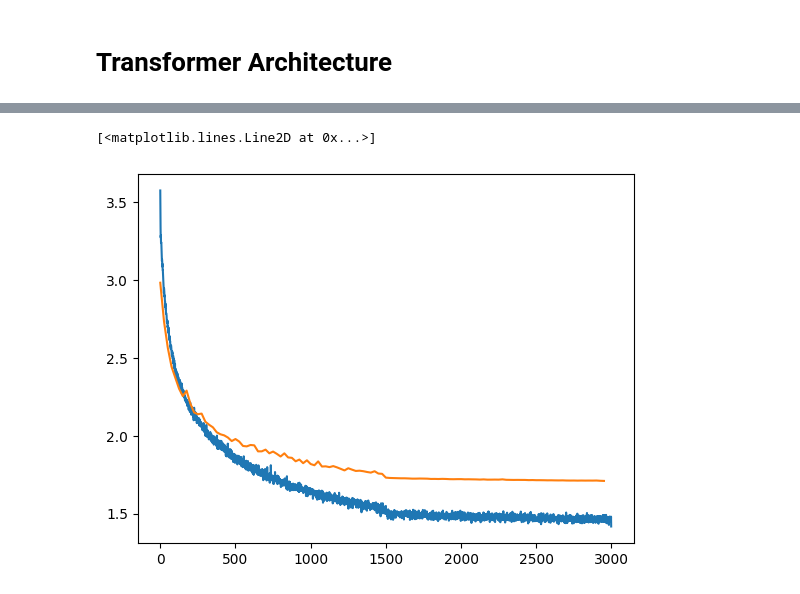
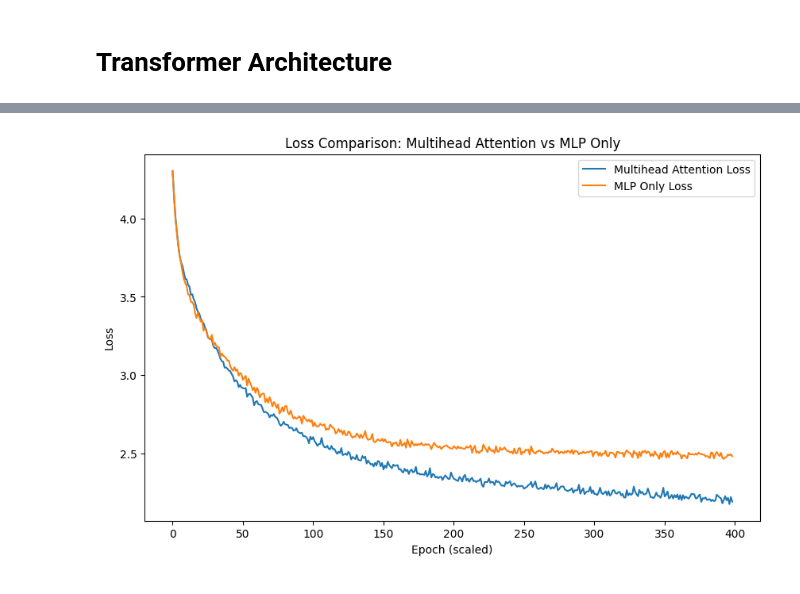
Before and after one commit to SolbiatiAlessandro/machine-learning, a Jupyter notebook: mingpt/mingpt-transfomer-karpathy.ipynb, the cells around one changed output, grey strips where cells are left out. Saved outputs shown, nothing was run; the diff lists cells and outputs as text; code cells hidden in the pictures.

```diff
--- a/mingpt/mingpt-transfomer-karpathy.ipynb
+++ b/mingpt/mingpt-transfomer-karpathy.ipynb
@@ -157,2 +164,0 @@ xb, yb
-# %%
-xval, yval = get_batch('val', batch_size=len(val_data))
@@ -159,2 +169,5 @@ xval, yval = get_batch('val', batch_size=len(val_data))
 # %% [markdown]
 # Transformer Architecture
+# %%
+block_size = hyperparams['block_size']
+dmodel = hyperparams['dmodel']
@@ -268,7 +466,19 @@ for i in range(30000):
-# %%
-from matplotlib import pyplot as plt
-plt.plot(torch.tensor(lossi).view(-1, 10).mean(1)[1:])
-plt.plot([25*x for x in range(len(vlossi[1:]))], vlossi[1:])
-# %% [output]
-[<matplotlib.lines.Line2D at 0x...>]
-[figure, removed]
+# %%
+plot_dim = len(vlossi2) * 19
+
+# Compute mean loss values for plotting
+lossi_mean = lossi[:plot_dim * (lossi.numel() // plot_dim)].view((plot_dim, -1)).mean(1)
+lossi2_mean = lossi2[:plot_dim * (lossi.numel() // plot_dim)].view((plot_dim, -1)).mean(1)
+
+from matplotlib import pyplot as plt
+
+plt.figure(figsize=(10, 6))
+plt.plot(lossi_mean, label="Multihead Attention Loss")
+plt.plot(lossi2_mean, label="MLP Only Loss")
+plt.title("Loss Comparison: Multihead Attention vs MLP Only")
+plt.xlabel("Epoch (scaled)")
+plt.ylabel("Loss")
+plt.legend()
+plt.show()
+# %% [output]
+[figure, added]
```
Also changed, not shown: parts of 24 cells of this notebook, 3 other files.
